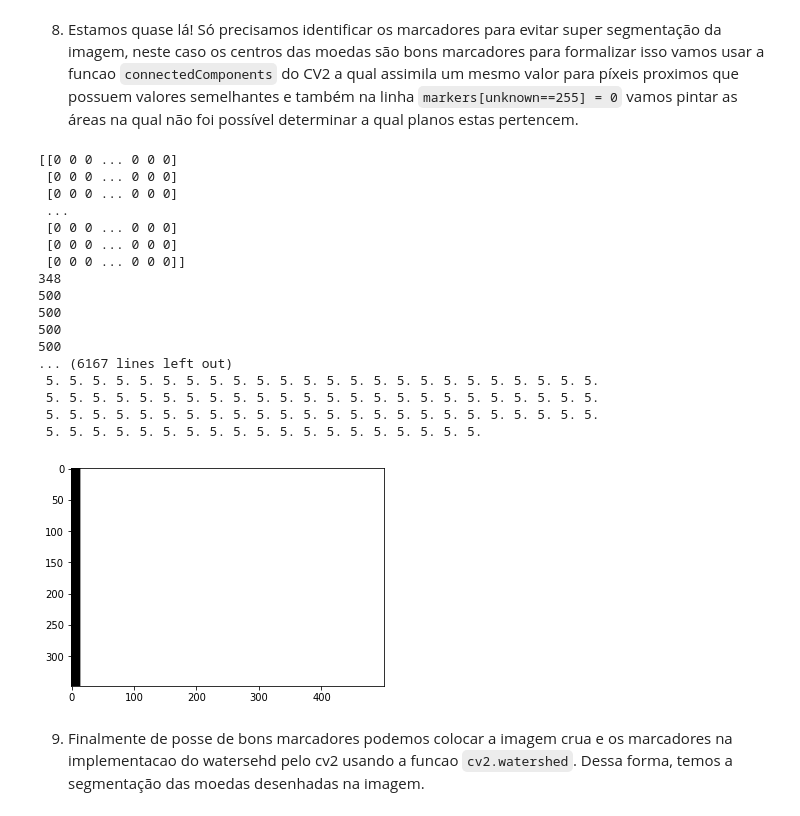
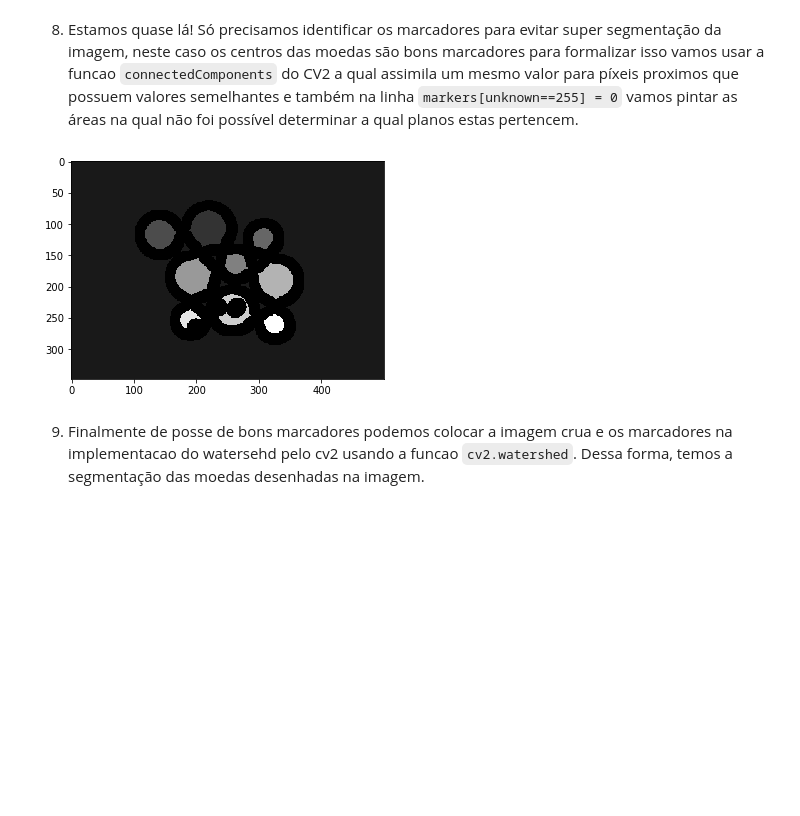
Before and after one commit to pedr0luiz/desprog-projeto, a Jupyter notebook: watershed.ipynb, the cells around one changed output. Cells and saved outputs as stored; diff of their text form; code cells hidden in the pictures; blank space fills up the shorter version.

```diff
--- a/watershed.ipynb
+++ b/watershed.ipynb
@@ -111,53 +122,13 @@ plt.show()
 # %% [markdown]
 8. Estamos quase lá! Só precisamos identificar os marcadores para evitar super segmentação da imagem, neste caso os centros das moedas são bons marcadores para formalizar isso vamos usar a funcao `connectedComponents` do CV2 a qual assimila um mesmo valor para píxeis proximos que possuem valores semelhantes e também na linha `markers[unknown==255] = 0` vamos pintar as áreas na qual não foi possível determinar a qual planos estas pertencem.
-# %%
-ret, markers = cv2.connectedComponents(sure_fg)
-print(markers)
-print(len(markers))
-for i in markers:
-    print(len(i))
-
-
-s = (348,500)
-matriz = np.zeros(s)
-
-for i in matriz:
-    print(len(i))
-
-
-for i in range(0, len(matriz)):
-    counter = 0
-    for j in range(0, len(matriz[i])):
-        counter = counter + 1
-        if counter > 15:
-            matriz[i][j] = 5
-
-for i in matriz:
-    print(i)
-
-markers = markers+1
-markers[unknown==255] = 0
-plt.imshow(matriz, cmap=plt.get_cmap('gray'))
-plt.show()
-# %% [output]
-[[0 0 0 ... 0 0 0]
- [0 0 0 ... 0 0 0]
- [0 0 0 ... 0 0 0]
- ...
- [0 0 0 ... 0 0 0]
- [0 0 0 ... 0 0 0]
- [0 0 0 ... 0 0 0]]
-348
-500
-500
-500
-500
-... (6167 lines left out)
- 5. 5. 5. 5. 5. 5. 5. 5. 5. 5. 5. 5. 5. 5. 5. 5. 5. 5. 5. 5. 5. 5. 5. 5.
- 5. 5. 5. 5. 5. 5. 5. 5. 5. 5. 5. 5. 5. 5. 5. 5. 5. 5. 5. 5. 5. 5. 5. 5.
- 5. 5. 5. 5. 5. 5. 5. 5. 5. 5. 5. 5. 5. 5. 5. 5. 5. 5. 5. 5. 5. 5. 5. 5.
- 5. 5. 5. 5. 5. 5. 5. 5. 5. 5. 5. 5. 5. 5. 5. 5. 5. 5. 5.
-[figure, removed]
+# %%
+ret, markers = cv2.connectedComponents(sure_fg)
+markers = markers+1
+markers[unknown==255] = 0
+plt.imshow(markers, cmap=plt.get_cmap('gray'))
+plt.show()
+# %% [output]
+[figure, added]
 # %% [markdown]
 9. Finalmente de posse de bons marcadores podemos colocar a imagem crua e os marcadores na implementacao do watersehd pelo cv2 usando a funcao `cv2.watershed`. Dessa forma, temos a segmentação das moedas desenhadas na imagem.
 # %%
```
Also changed, not shown: parts of 12 cells of this notebook.
